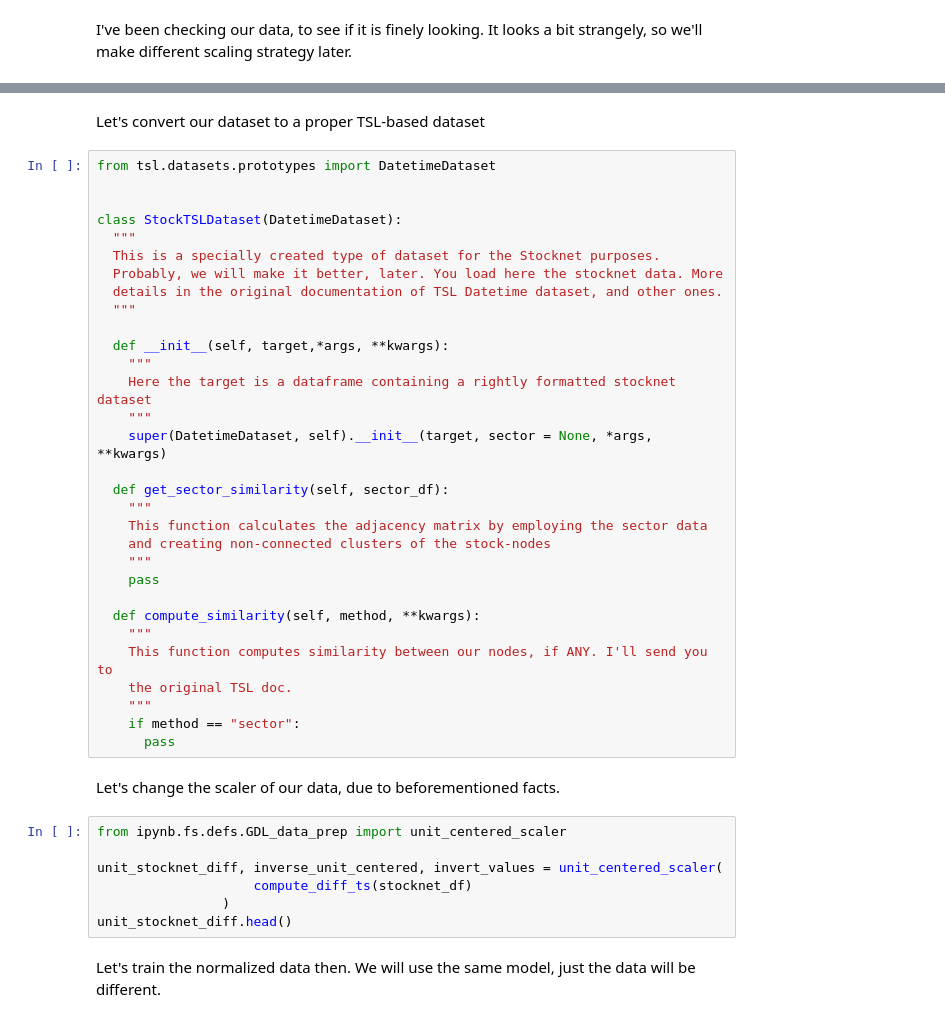
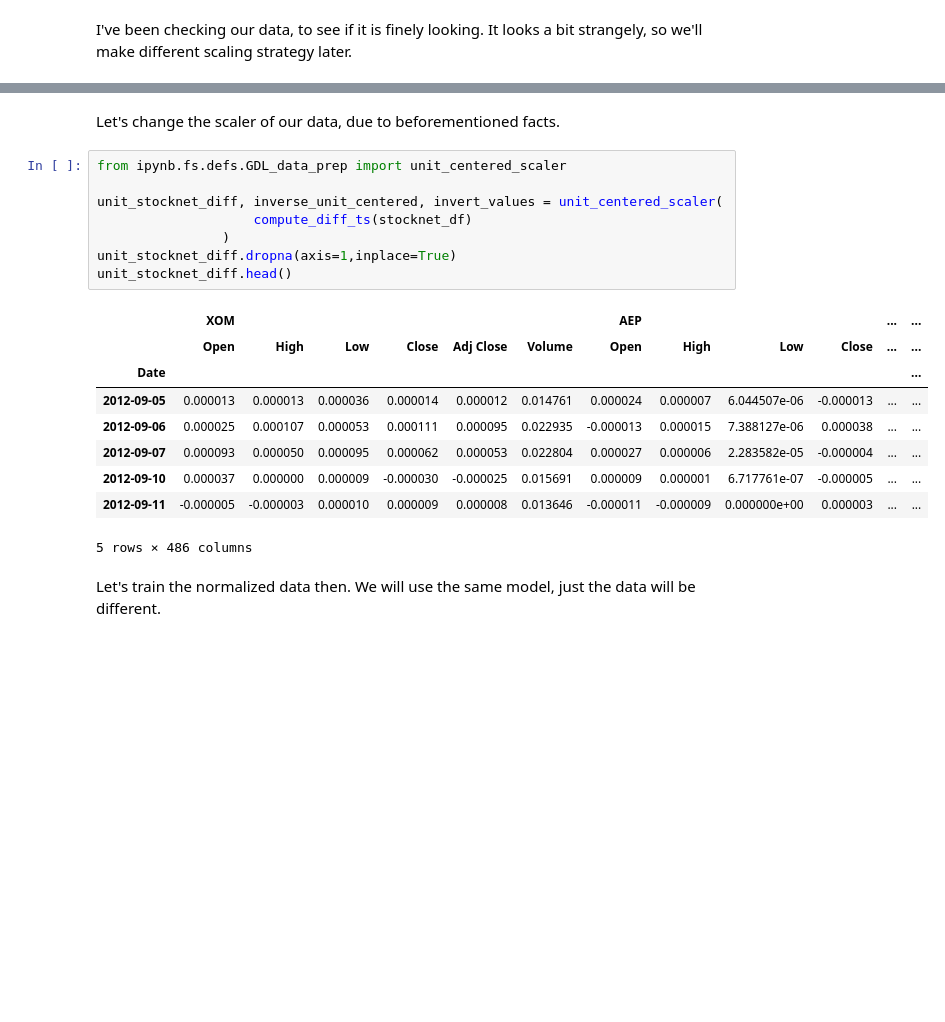
Before and after one commit to strategy155/gdl-usi-2024-spring, a Jupyter notebook: GDL_Spring_2024_Project.ipynb, the cells around one changed output, grey strips where cells are left out. Drawn from its saved outputs; the diff is of its cells as text; blank space fills up the shorter version.

```diff
--- a/GDL_Spring_2024_Project.ipynb
+++ b/GDL_Spring_2024_Project.ipynb
@@ -275,45 +448,23 @@ stocknet_diff.head(17)
-# %% [markdown]
-Let's convert our dataset to a proper TSL-based dataset
-# %%
-from tsl.datasets.prototypes import DatetimeDataset
-
-
-class StockTSLDataset(DatetimeDataset):
-  """
-  This is a specially created type of dataset for the Stocknet purposes.
-  Probably, we will make it better, later. You load here the stocknet data. More
-  details in the original documentation of TSL Datetime dataset, and other ones.
-  """
-
-  def __init__(self, target,*args, **kwargs):
-    """
-    Here the target is a dataframe containing a rightly formatted stocknet dataset
-    """
-    super(DatetimeDataset, self).__init__(target, sector = None, *args, **kwargs)
-
-  def get_sector_similarity(self, sector_df):
-    """
-    This function calculates the adjacency matrix by employing the sector data
-    and creating non-connected clusters of the stock-nodes
-    """
-    pass
-
-  def compute_similarity(self, method, **kwargs):
-    """
-    This function computes similarity between our nodes, if ANY. I'll send you to
-    the original TSL doc.
-    """
-    if method == "sector":
-      pass
 # %% [markdown]
 Let's change the scaler of our data, due to beforementioned facts.
 # %%
 from ipynb.fs.defs.GDL_data_prep import unit_centered_scaler
 
 unit_stocknet_diff, inverse_unit_centered, invert_values = unit_centered_scaler(
                     compute_diff_ts(stocknet_df)
                 )
+unit_stocknet_diff.dropna(axis=1,inplace=True)
 unit_stocknet_diff.head()
+# %% [output]
+|  | XOM |  |  |  |  |  | AEP |  |  |  | ... | ... |
+|  | Open | High | Low | Close | Adj Close | Volume | Open | High | Low | Close | ... | ... |
+| Date |  |  |  |  |  |  |  |  |  |  |  | ... |
+| 2012-09-05 | 0.000013 | 0.000013 | 0.000036 | 0.000014 | 0.000012 | 0.014761 | 0.000024 | 0.000007 | 6.044507e-06 | -0.000013 | ... | ... |
+| 2012-09-06 | 0.000025 | 0.000107 | 0.000053 | 0.000111 | 0.000095 | 0.022935 | -0.000013 | 0.000015 | 7.388127e-06 | 0.000038 | ... | ... |
+| 2012-09-07 | 0.000093 | 0.000050 | 0.000095 | 0.000062 | 0.000053 | 0.022804 | 0.000027 | 0.000006 | 2.283582e-05 | -0.000004 | ... | ... |
+| 2012-09-10 | 0.000037 | 0.000000 | 0.000009 | -0.000030 | -0.000025 | 0.015691 | 0.000009 | 0.000001 | 6.717761e-07 | -0.000005 | ... | ... |
+| 2012-09-11 | -0.000005 | -0.000003 | 0.000010 | 0.000009 | 0.000008 | 0.013646 | -0.000011 | -0.000009 | 0.000000e+00 | 0.000003 | ... | ... |
+5 rows × 486 columns
 # %% [markdown]
 Let's train the normalized data then. We will use the same model, just the data will be different.
 # %%
```
Also changed, not shown: parts of 26 cells of this notebook, 2 other files.
